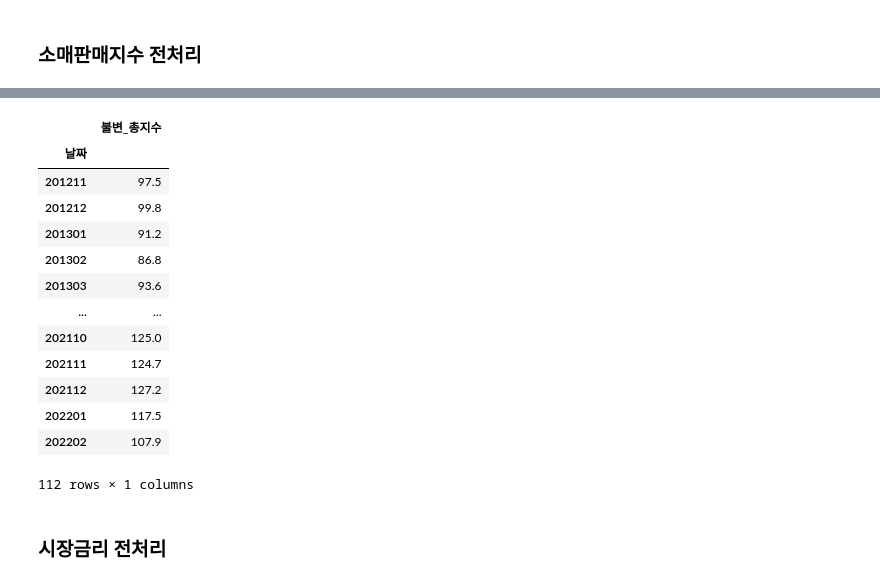
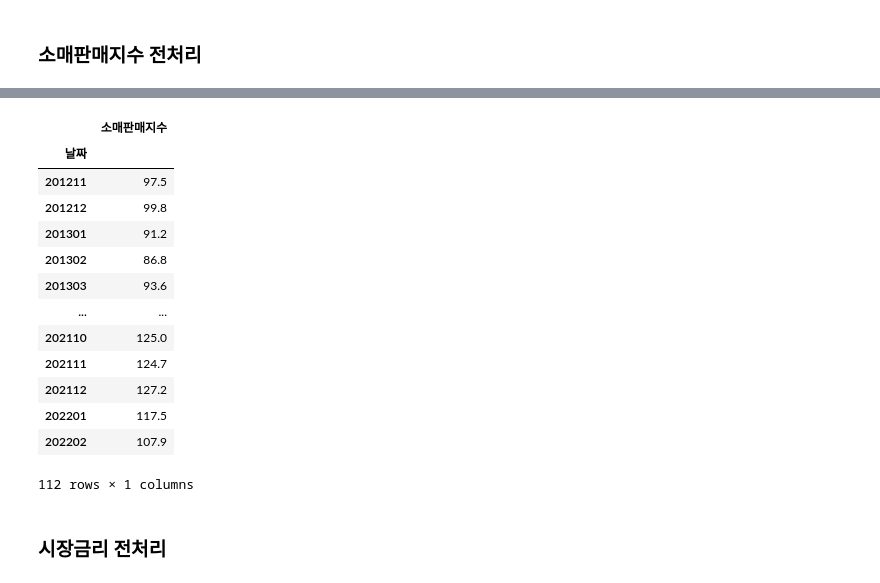
Before and after one commit to jkim0313/project1_dajopay, a Jupyter notebook: indexes.ipynb, the cells around one changed output, grey strips where cells are left out. Saved outputs shown, nothing was run; the diff lists cells and outputs as text; code cells hidden in the pictures.

```diff
--- a/indexes.ipynb
+++ b/indexes.ipynb
@@ -76,12 +76,13 @@ memory usage: 12.6+ KB
 # %%
 rsi_df = rsi_df[["날짜", "불변_총지수"]]
 rsi_df["날짜"] = pd.to_datetime(rsi_df["날짜"], format='%Y-%m')     # 데이터 타입 datetime으로 변경
 rsi_df["날짜"] = rsi_df["날짜"].dt.strftime('%Y%m')                 # datetime 형식 설정
 rsi_df.set_index("날짜", inplace=True)                              # 날짜 컬럼 인덱스 설정
+rsi_df.rename(columns={"불변_총지수":"소매판매지수"}, inplace=True)  # 컬럼명 변경
 rsi_df = rsi_df.iloc[:-2]
 rsi_df
 # %% [output]
-|  | 불변_총지수 |
+|  | 소매판매지수 |
 | 날짜 |  |
 | 201211 | 97.5 |
 | 201212 | 99.8 |
```
Also changed, not shown: parts of 12 cells of this notebook.
